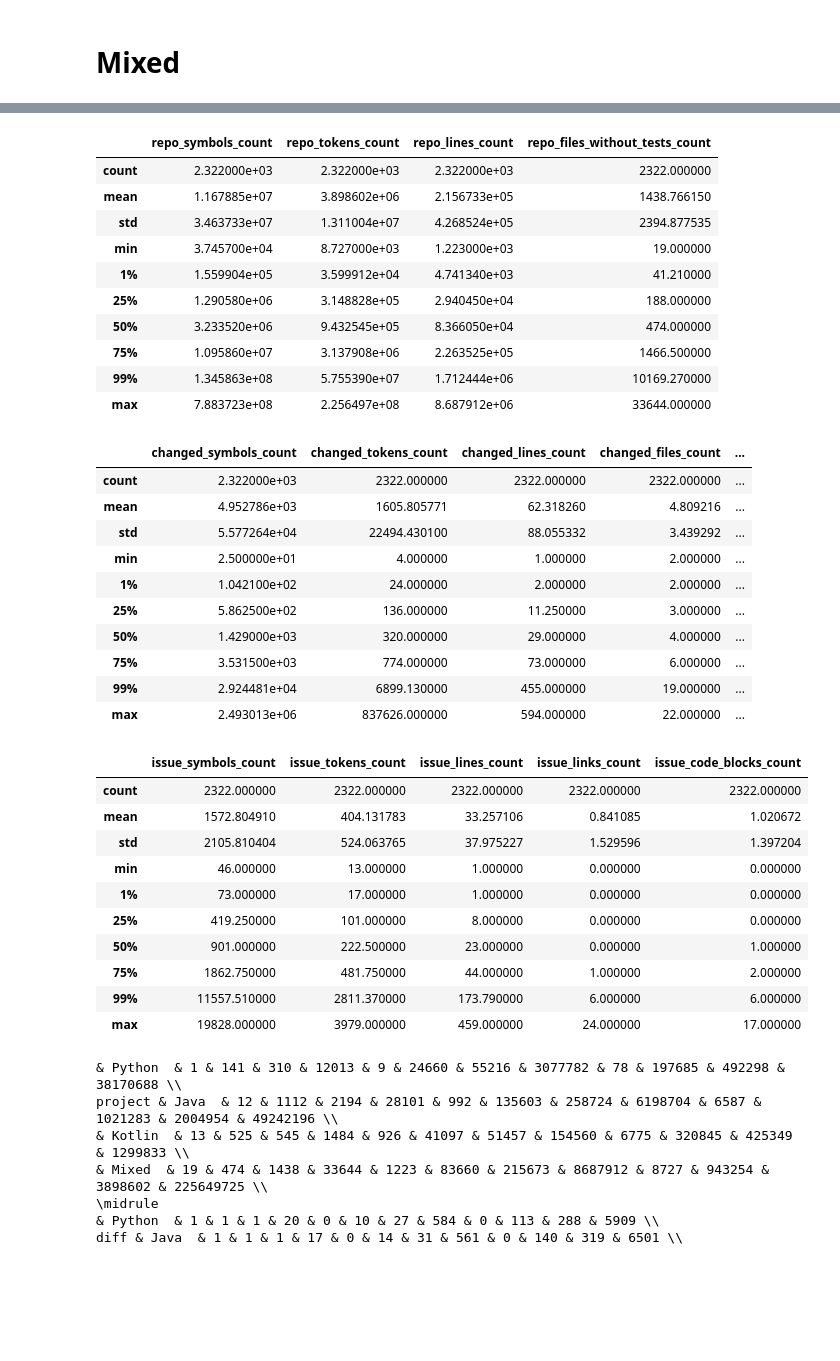
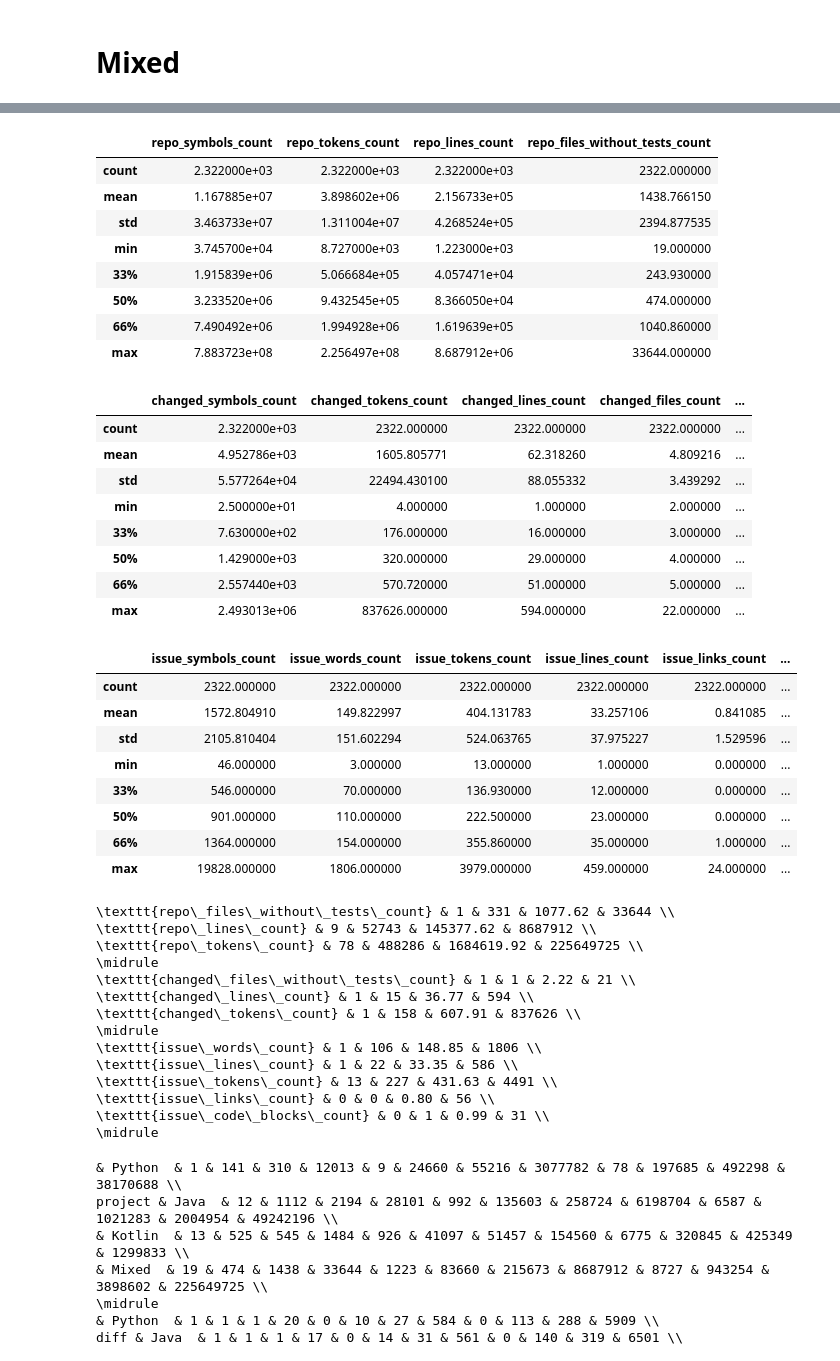
Before and after one commit to JetBrains-Research/lca-baselines, a Jupyter notebook: bug_localization/src/notebooks/final_data_analysis.ipynb, the cells around one changed output, grey strips where cells are left out. Saved outputs shown, nothing was run; the diff lists cells and outputs as text; code cells hidden in the pictures; blank space fills up the shorter version.

Commit message:
Updated project structure

```diff
--- a/bug_localization/src/notebooks/final_data_analysis.ipynb
+++ b/bug_localization/src/notebooks/final_data_analysis.ipynb
@@ -34,7 +34,7 @@ You can remove this warning by passing 'verification_mode=no_checks' instead.
 # %%
 repos_columns = ['repo_symbols_count', 'repo_tokens_count', 'repo_lines_count', 'repo_files_without_tests_count']
 diff_columns = ['changed_symbols_count', 'changed_tokens_count', 'changed_lines_count', 'changed_files_count', 'changed_files_without_tests_count']
-issue_columns = ['issue_symbols_count', 'issue_tokens_count', 'issue_lines_count', 'issue_links_count', 'issue_code_blocks_count']
+issue_columns = ['issue_symbols_count', 'issue_words_count', 'issue_tokens_count', 'issue_lines_count', 'issue_links_count', 'issue_code_blocks_count']
 # %%
 print("Data point count:")
 print("total:", len(dfs['py']) + len(dfs['java']) + len(dfs['kt']) + len(dfs['mixed']))
@@ -249,45 +231,73 @@ dfs['mixed']
 # %%
-dfs['mixed'][repos_columns].describe(percentiles=[.01, .25, .5, .75, .99])
+dfs['mixed'][repos_columns].describe(percentiles=[.33, .66])
 # %% [output]
 |  | repo_symbols_count | repo_tokens_count | repo_lines_count | repo_files_without_tests_count |
 | count | 2.322000e+03 | 2.322000e+03 | 2.322000e+03 | 2322.000000 |
 | mean | 1.167885e+07 | 3.898602e+06 | 2.156733e+05 | 1438.766150 |
 | std | 3.463733e+07 | 1.311004e+07 | 4.268524e+05 | 2394.877535 |
 | min | 3.745700e+04 | 8.727000e+03 | 1.223000e+03 | 19.000000 |
-| 1% | 1.559904e+05 | 3.599912e+04 | 4.741340e+03 | 41.210000 |
-| 25% | 1.290580e+06 | 3.148828e+05 | 2.940450e+04 | 188.000000 |
+| 33% | 1.915839e+06 | 5.066684e+05 | 4.057471e+04 | 243.930000 |
 | 50% | 3.233520e+06 | 9.432545e+05 | 8.366050e+04 | 474.000000 |
-| 75% | 1.095860e+07 | 3.137908e+06 | 2.263525e+05 | 1466.500000 |
-| 99% | 1.345863e+08 | 5.755390e+07 | 1.712444e+06 | 10169.270000 |
+| 66% | 7.490492e+06 | 1.994928e+06 | 1.619639e+05 | 1040.860000 |
 | max | 7.883723e+08 | 2.256497e+08 | 8.687912e+06 | 33644.000000 |
 # %%
-dfs['mixed'][diff_columns].describe(percentiles=[.01, .25, .5, .75, .99])
+dfs['mixed'][diff_columns].describe(percentiles=[.33, .66])
 # %% [output]
 |  | changed_symbols_count | changed_tokens_count | changed_lines_count | changed_files_count | ... |
 | count | 2.322000e+03 | 2322.000000 | 2322.000000 | 2322.000000 | ... |
 | mean | 4.952786e+03 | 1605.805771 | 62.318260 | 4.809216 | ... |
 | std | 5.577264e+04 | 22494.430100 | 88.055332 | 3.439292 | ... |
 | min | 2.500000e+01 | 4.000000 | 1.000000 | 2.000000 | ... |
-| 1% | 1.042100e+02 | 24.000000 | 2.000000 | 2.000000 | ... |
-| 25% | 5.862500e+02 | 136.000000 | 11.250000 | 3.000000 | ... |
+| 33% | 7.630000e+02 | 176.000000 | 16.000000 | 3.000000 | ... |
 | 50% | 1.429000e+03 | 320.000000 | 29.000000 | 4.000000 | ... |
-| 75% | 3.531500e+03 | 774.000000 | 73.000000 | 6.000000 | ... |
-| 99% | 2.924481e+04 | 6899.130000 | 455.000000 | 19.000000 | ... |
+| 66% | 2.557440e+03 | 570.720000 | 51.000000 | 5.000000 | ... |
 | max | 2.493013e+06 | 837626.000000 | 594.000000 | 22.000000 | ... |
 # %%
-dfs['mixed'][issue_columns].describe(percentiles=[.01, .25, .5, .75, .99])
+dfs['mixed'][issue_columns].describe(percentiles=[.33, .66])
 # %% [output]
-|  | issue_symbols_count | issue_tokens_count | issue_lines_count | issue_links_count | issue_code_blocks_count |
-| count | 2322.000000 | 2322.000000 | 2322.000000 | 2322.000000 | 2322.000000 |
-| mean | 1572.804910 | 404.131783 | 33.257106 | 0.841085 | 1.020672 |
-| std | 2105.810404 | 524.063765 | 37.975227 | 1.529596 | 1.397204 |
-| min | 46.000000 | 13.000000 | 1.000000 | 0.000000 | 0.000000 |
-| 1% | 73.000000 | 17.000000 | 1.000000 | 0.000000 | 0.000000 |
-| 25% | 419.250000 | 101.000000 | 8.000000 | 0.000000 | 0.000000 |
-| 50% | 901.000000 | 222.500000 | 23.000000 | 0.000000 | 1.000000 |
-| 75% | 1862.750000 | 481.750000 | 44.000000 | 1.000000 | 2.000000 |
-| 99% | 11557.510000 | 2811.370000 | 173.790000 | 6.000000 | 6.000000 |
-| max | 19828.000000 | 3979.000000 | 459.000000 | 24.000000 | 17.000000 |
+|  | issue_symbols_count | issue_words_count | issue_tokens_count | issue_lines_count | issue_links_count | ... |
+| count | 2322.000000 | 2322.000000 | 2322.000000 | 2322.000000 | 2322.000000 | ... |
+| mean | 1572.804910 | 149.822997 | 404.131783 | 33.257106 | 0.841085 | ... |
+| std | 2105.810404 | 151.602294 | 524.063765 | 37.975227 | 1.529596 | ... |
+| min | 46.000000 | 3.000000 | 13.000000 | 1.000000 | 0.000000 | ... |
+| 33% | 546.000000 | 70.000000 | 136.930000 | 12.000000 | 0.000000 | ... |
+| 50% | 901.000000 | 110.000000 | 222.500000 | 23.000000 | 0.000000 | ... |
+| 66% | 1364.000000 | 154.000000 | 355.860000 | 35.000000 | 1.000000 | ... |
+| max | 19828.000000 | 1806.000000 | 3979.000000 | 459.000000 | 24.000000 | ... |
+# %%
+from datasets import concatenate_datasets
+
+df = pd.concat([dfs['py'], dfs['java'], dfs['kt'], dfs['mixed']], ignore_index=True)
+
+for entity, columns in [
+    ('project', ['repo_files_without_tests_count', 'repo_lines_count', 'repo_tokens_count']),
+    ('diff', ['changed_files_without_tests_count', 'changed_lines_count', 'changed_tokens_count']),
+    ('issue', ['issue_words_count', 'issue_lines_count', 'issue_tokens_count', 'issue_links_count', 'issue_code_blocks_count'])
+]:
+    for column in columns:
+        table_line = "\\texttt" + "{" + column.replace('_', '\_') + "}"
+        table_line += (" & {} & {} & {:.2f} & {}".format(
+            df[column].min(),
+            int(df[column].median()),
+            df[column].mean(),
+            df[column].max()))
+        print(table_line + " \\\\")
+    print("\midrule")
+# %% [output]
+\texttt{repo\_files\_without\_tests\_count} & 1 & 331 & 1077.62 & 33644 \\
+\texttt{repo\_lines\_count} & 9 & 52743 & 145377.62 & 8687912 \\
+\texttt{repo\_tokens\_count} & 78 & 488286 & 1684619.92 & 225649725 \\
+\midrule
+\texttt{changed\_files\_without\_tests\_count} & 1 & 1 & 2.22 & 21 \\
+\texttt{changed\_lines\_count} & 1 & 15 & 36.77 & 594 \\
+\texttt{changed\_tokens\_count} & 1 & 158 & 607.91 & 837626 \\
+\midrule
+\texttt{issue\_words\_count} & 1 & 106 & 148.85 & 1806 \\
+\texttt{issue\_lines\_count} & 1 & 22 & 33.35 & 586 \\
+\texttt{issue\_tokens\_count} & 13 & 227 & 431.63 & 4491 \\
+\texttt{issue\_links\_count} & 0 & 0 & 0.80 & 56 \\
+\texttt{issue\_code\_blocks\_count} & 0 & 1 & 0.99 & 31 \\
+\midrule
 # %%
 for entity, columns in [
     ('project', ['repo_files_without_tests_count', 'repo_lines_count', 'repo_tokens_count']),
```
Also changed, not shown: parts of 13 cells of this notebook, 48 other files.
